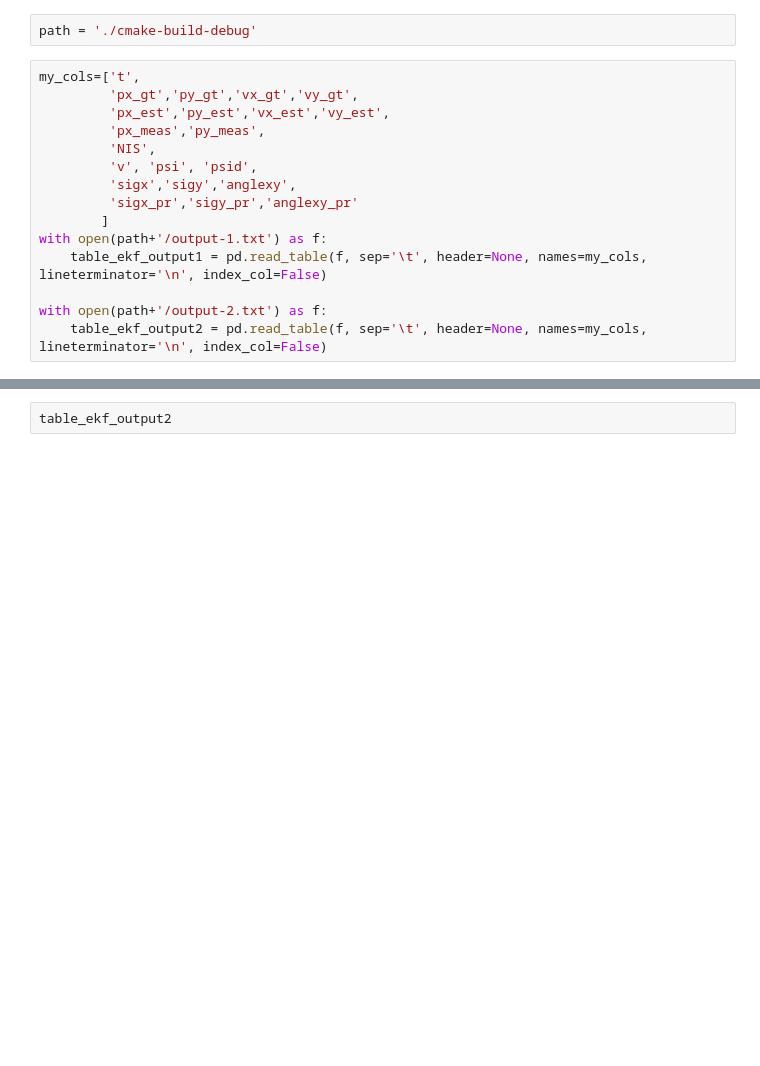
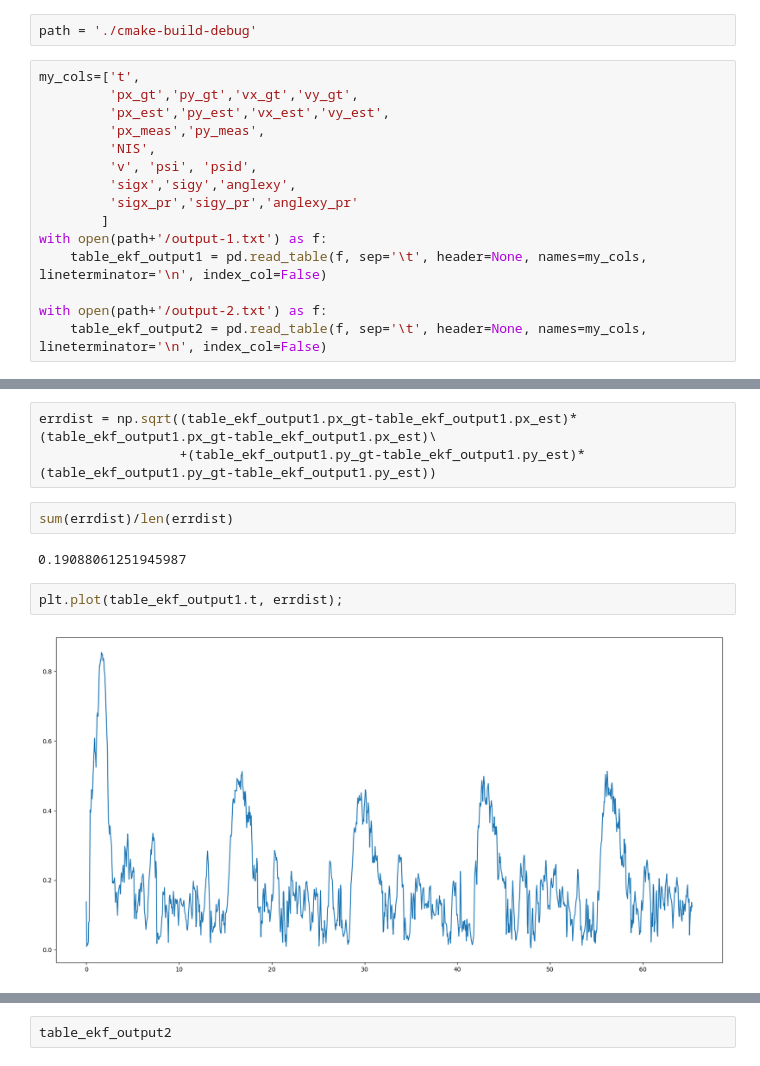
Before and after one commit to asimonov/CarND-Unscented-Kalman-Filter-Project, a Jupyter notebook: ukf-visualize.ipynb, the cells around one changed output, grey strips where cells are left out. Cells and saved outputs as stored; diff of their text form; blank space fills up the shorter version.

```diff
--- a/ukf-visualize.ipynb
+++ b/ukf-visualize.ipynb
@@ -46 +53,12 @@ table_ekf_output1
 1224 rows × 21 columns
+# %%
+errdist = np.sqrt((table_ekf_output1.px_gt-table_ekf_output1.px_est)*(table_ekf_output1.px_gt-table_ekf_output1.px_est)\
+                  +(table_ekf_output1.py_gt-table_ekf_output1.py_est)*(table_ekf_output1.py_gt-table_ekf_output1.py_est))
+# %%
+sum(errdist)/len(errdist)
+# %% [output]
+0.19088061251945987
+# %%
+plt.plot(table_ekf_output1.t, errdist);
+# %% [output]
+[figure, added]
```
Also changed, not shown: parts of 10 cells of this notebook, 2 other files.
